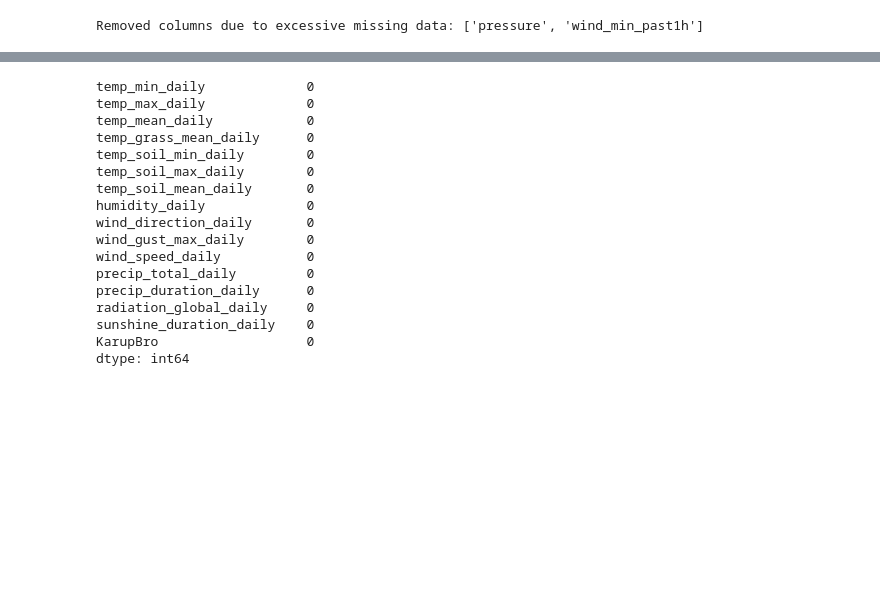
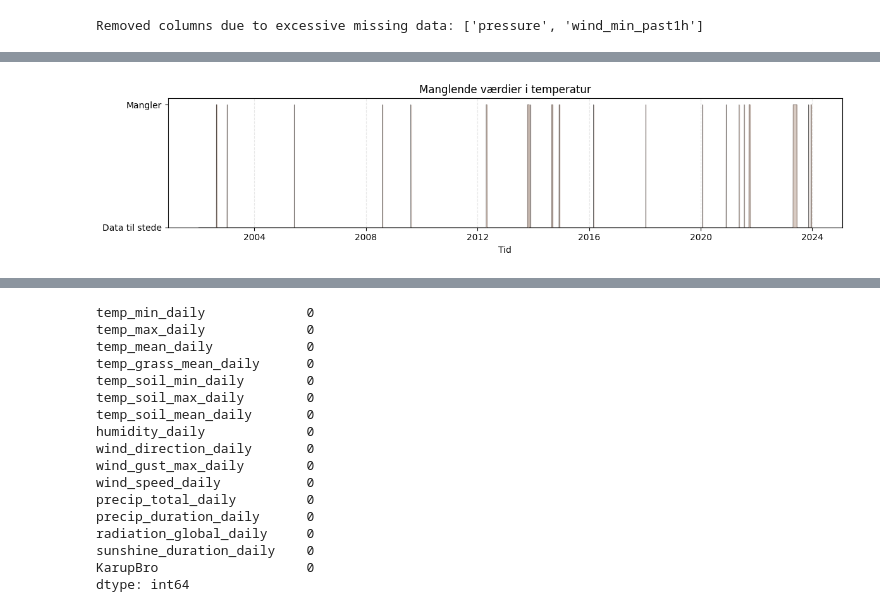
Before and after one commit to nicolaigarder/Forecasting-water-inflow, a Jupyter notebook: Data loading and handling/API_getting_data.ipynb, the cells around one changed output, grey strips where cells are left out. Cells and saved outputs as stored; diff of their text form; code cells hidden in the pictures; blank space fills up the shorter version.

Commit message:
some more exploratory plots

```diff
--- a/Data loading and handling/API_getting_data.ipynb
+++ b/Data loading and handling/API_getting_data.ipynb
@@ -280,0 +224,24 @@ Data cleaning complete!
+# %%
+import matplotlib.pyplot as plt
+import pandas as pd
+
+# Sørg for at 'temp_mean_daily' findes
+assert 'temp_mean_past1h' in df_cleaned.columns
+
+# Udtræk kun kolonnen og lav en NaN-mask
+mask = df_cleaned['temp_mean_past1h'].isna()
+
+# Plot
+plt.figure(figsize=(12, 3))
+plt.plot(df_cleaned.index, mask, color='black', linewidth=0.2)
+plt.fill_between(df_cleaned.index, 0, 1, where=mask, color='#9F7E69', alpha=0.4, step='mid')
+
+plt.ylim(0, 1.05)
+plt.yticks([0, 1], ['Data til stede', 'Mangler'])
+plt.title("Manglende værdier i temperatur")
+plt.xlabel("Tid")
+plt.grid(axis='x', linestyle='--', alpha=0.3)
+plt.tight_layout()
+plt.show()
+# %% [output]
+[figure, added]
```
Also changed, not shown: parts of 2 cells of this notebook, 4 other files.
